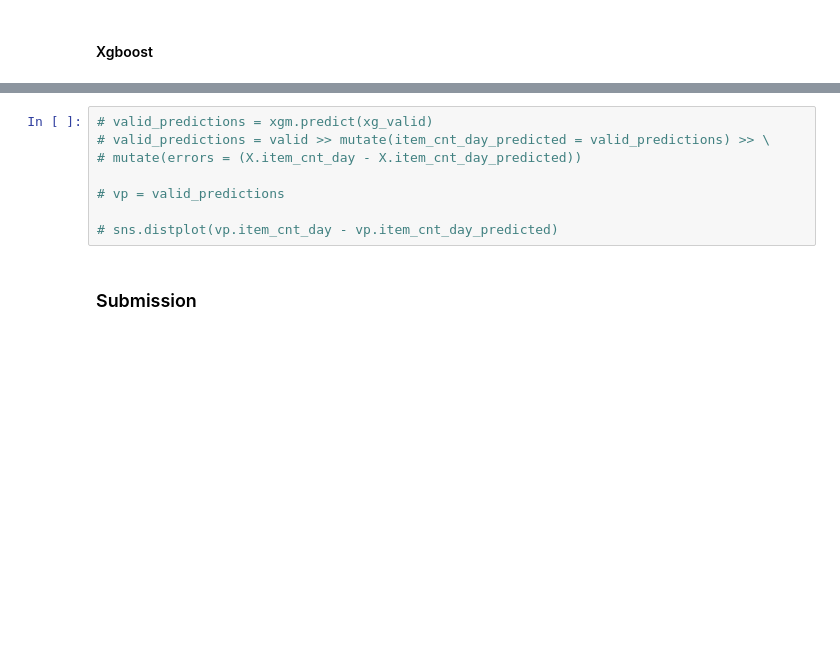
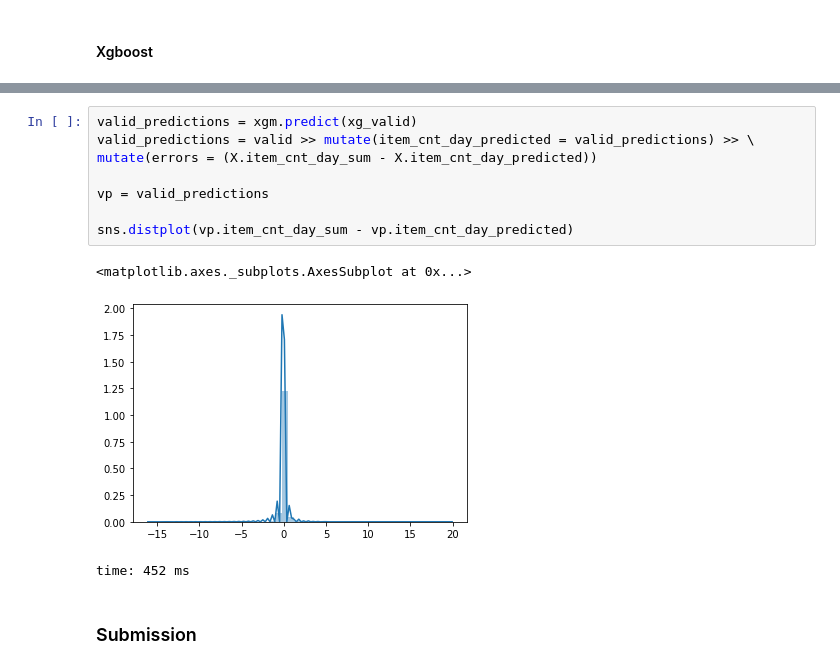
Before and after one commit to Archisman-Roy/Learning, a Jupyter notebook: kaggle/future_sales_prediction-v1.ipynb, the cells around one changed output, grey strips where cells are left out. Drawn from its saved outputs; the diff is of its cells as text; blank space fills up the shorter version.

```diff
--- a/kaggle/future_sales_prediction-v1.ipynb
+++ b/kaggle/future_sales_prediction-v1.ipynb
@@ -253,11 +398,15 @@ time: 3.14 s
 # %%
-# valid_predictions = xgm.predict(xg_valid)
-# valid_predictions = valid >> mutate(item_cnt_day_predicted = valid_predictions) >> \
-# mutate(errors = (X.item_cnt_day - X.item_cnt_day_predicted))
+valid_predictions = xgm.predict(xg_valid)
+valid_predictions = valid >> mutate(item_cnt_day_predicted = valid_predictions) >> \
+mutate(errors = (X.item_cnt_day_sum - X.item_cnt_day_predicted))
 
-# vp = valid_predictions
+vp = valid_predictions
 
-# sns.distplot(vp.item_cnt_day - vp.item_cnt_day_predicted)
+sns.distplot(vp.item_cnt_day_sum - vp.item_cnt_day_predicted)
+# %% [output]
+<matplotlib.axes._subplots.AxesSubplot at 0x...>
+[figure, added]
+time: 452 ms
 # %% [markdown]
 ### Submission
 # %% [markdown]
```
Also changed, not shown: parts of 33 cells of this notebook, 1 other file.
